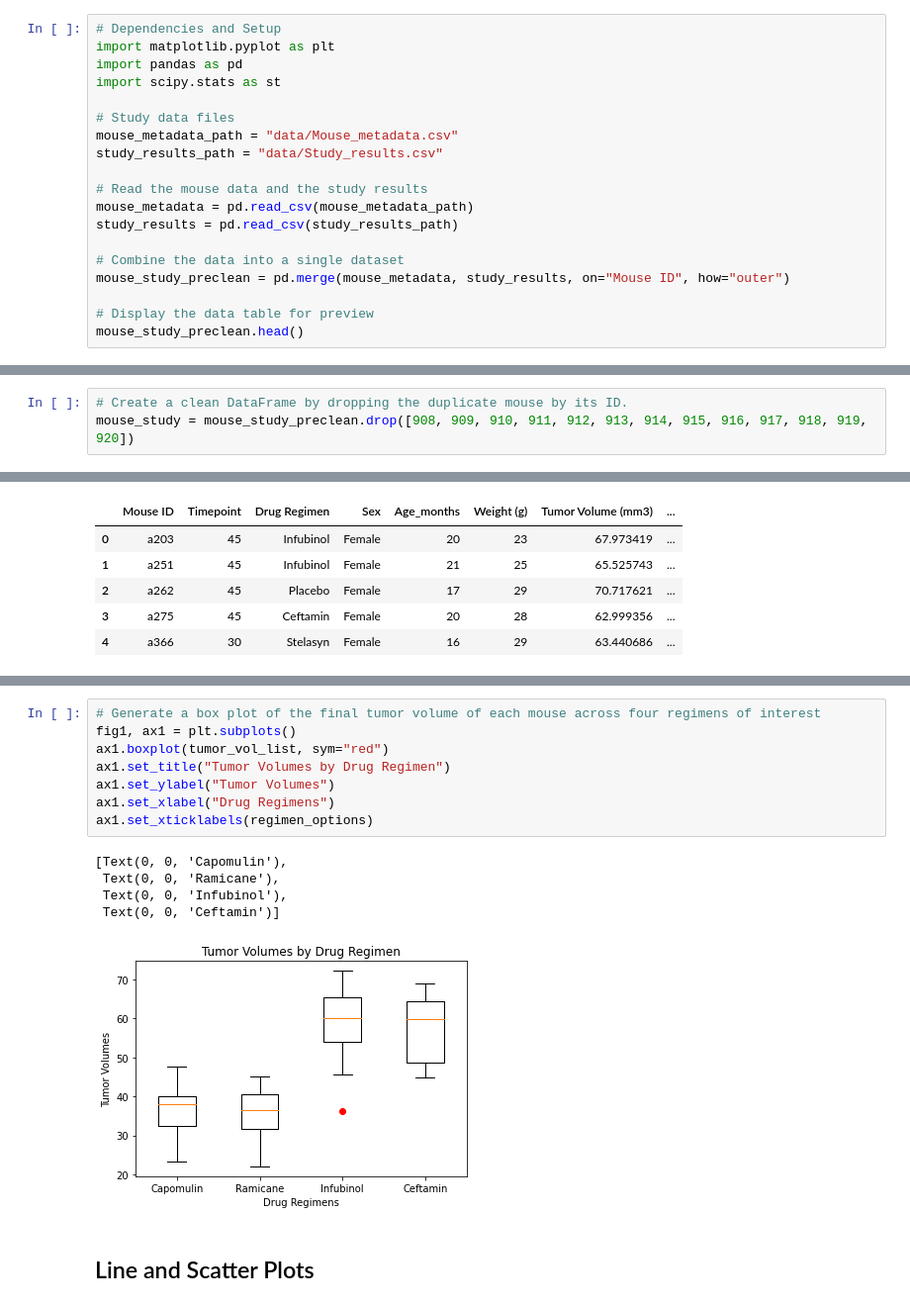
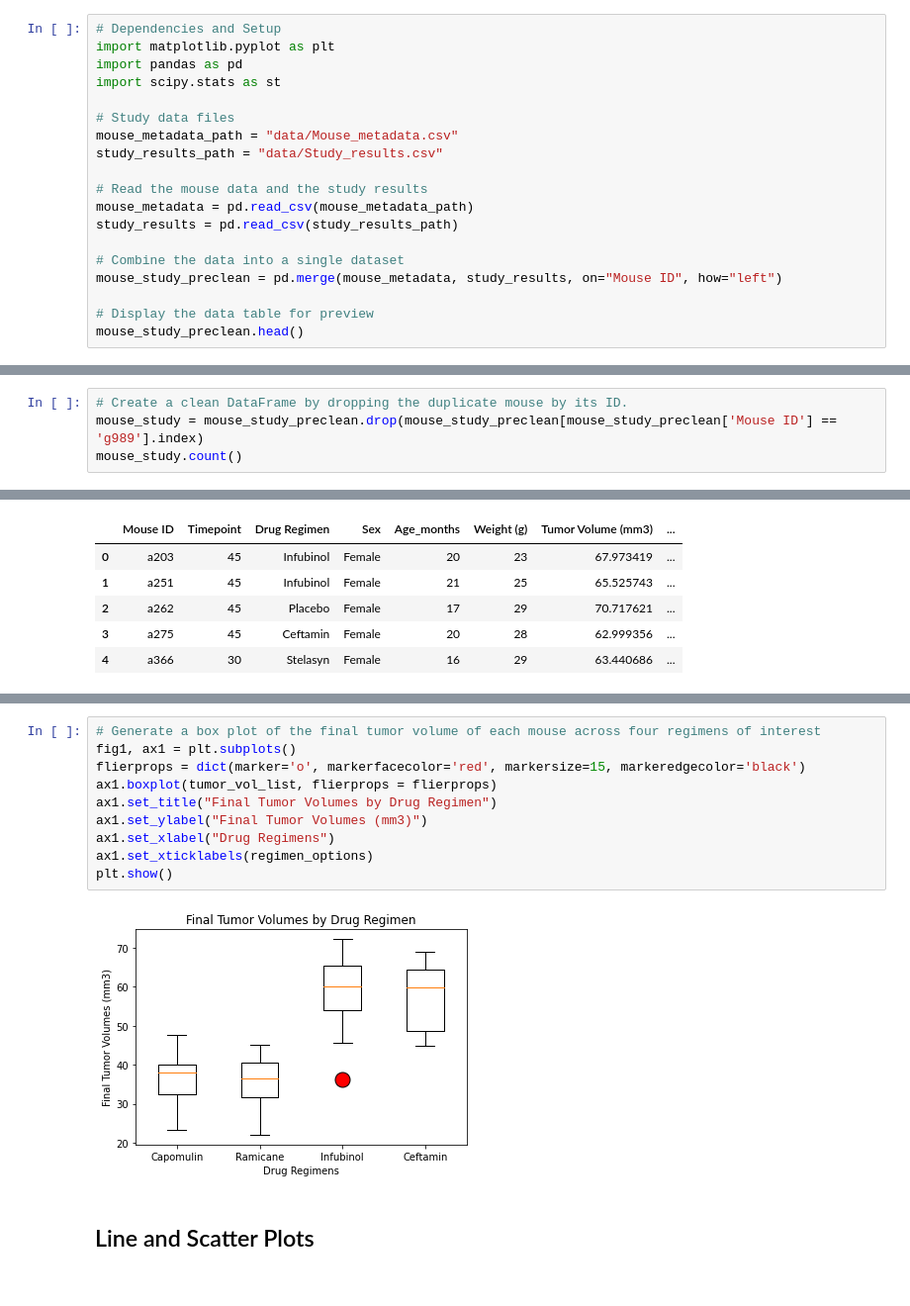
Before and after one commit to Pip85/matplotlib-challenge, a Jupyter notebook: Pymaceuticals/pymaceuticals.ipynb, the cells around one changed output, grey strips where cells are left out. Shown: that part at 99% size. Drawn from its saved outputs; the diff is of its cells as text.

```diff
--- a/Pymaceuticals/pymaceuticals.ipynb
+++ b/Pymaceuticals/pymaceuticals.ipynb
@@ -15,7 +26,7 @@ mouse_metadata = pd.read_csv(mouse_metadata_path)
 study_results = pd.read_csv(study_results_path)
 
 # Combine the data into a single dataset
-mouse_study_preclean = pd.merge(mouse_metadata, study_results, on="Mouse ID", how="outer")
+mouse_study_preclean = pd.merge(mouse_metadata, study_results, on="Mouse ID", how="left")
 
 # Display the data table for preview
 mouse_study_preclean.head()
@@ -65,3 +87,4 @@ mouse_dup_timepoints
 # %%
 # Create a clean DataFrame by dropping the duplicate mouse by its ID.
-mouse_study = mouse_study_preclean.drop([908, 909, 910, 911, 912, 913, 914, 915, 916, 917, 918, 919, 920])
+mouse_study = mouse_study_preclean.drop(mouse_study_preclean[mouse_study_preclean['Mouse ID'] == 'g989'].index)
+mouse_study.count()
@@ -237,17 +280,15 @@ There is one outlier.  The tumor volume measurement of 36.321346 from Infubinol
 # %%
 # Generate a box plot of the final tumor volume of each mouse across four regimens of interest
 fig1, ax1 = plt.subplots()
-ax1.boxplot(tumor_vol_list, sym="red")
-ax1.set_title("Tumor Volumes by Drug Regimen")
-ax1.set_ylabel("Tumor Volumes")
+flierprops = dict(marker='o', markerfacecolor='red', markersize=15, markeredgecolor='black')
+ax1.boxplot(tumor_vol_list, flierprops = flierprops)
+ax1.set_title("Final Tumor Volumes by Drug Regimen")
+ax1.set_ylabel("Final Tumor Volumes (mm3)")
 ax1.set_xlabel("Drug Regimens")
 ax1.set_xticklabels(regimen_options)
+plt.show()
 # %% [output]
-[Text(0, 0, 'Capomulin'),
- Text(0, 0, 'Ramicane'),
- Text(0, 0, 'Infubinol'),
- Text(0, 0, 'Ceftamin')]
-[figure, old version]
+[figure, new version]
 # %% [markdown]
 ## Line and Scatter Plots
 # %%
```
Also changed, not shown: parts of 15 cells of this notebook.
